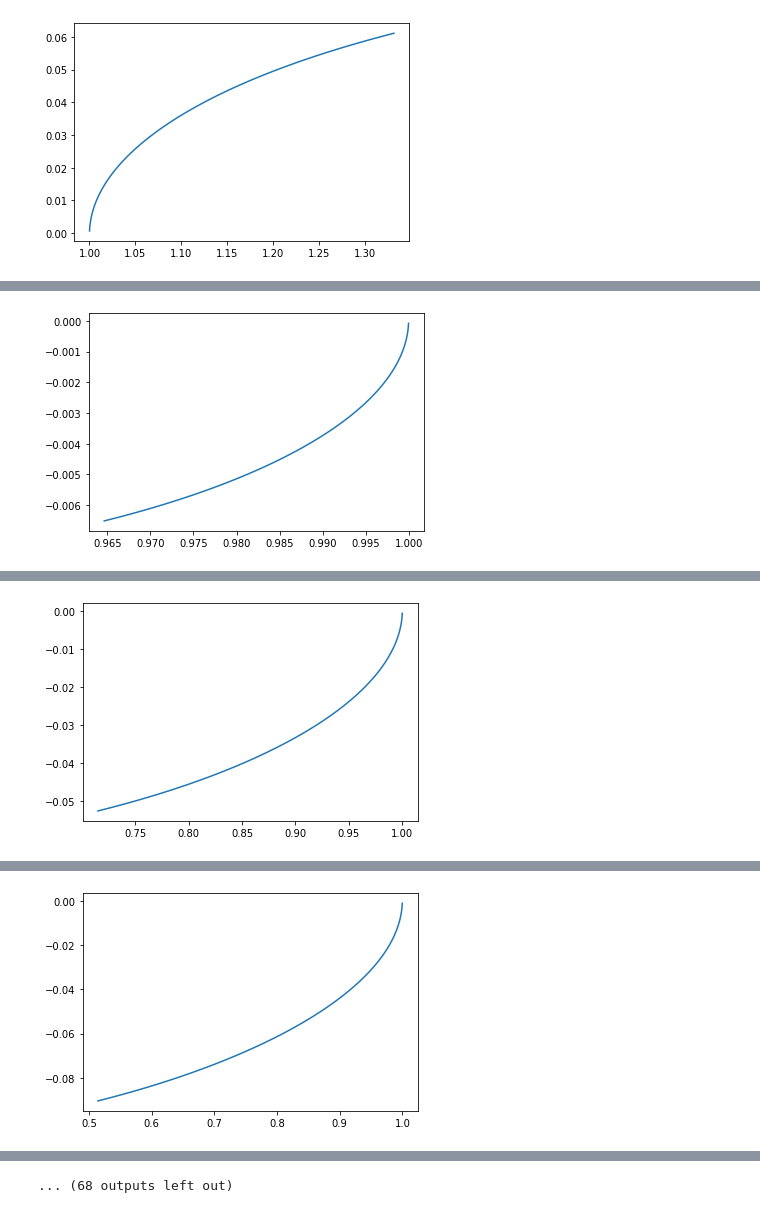
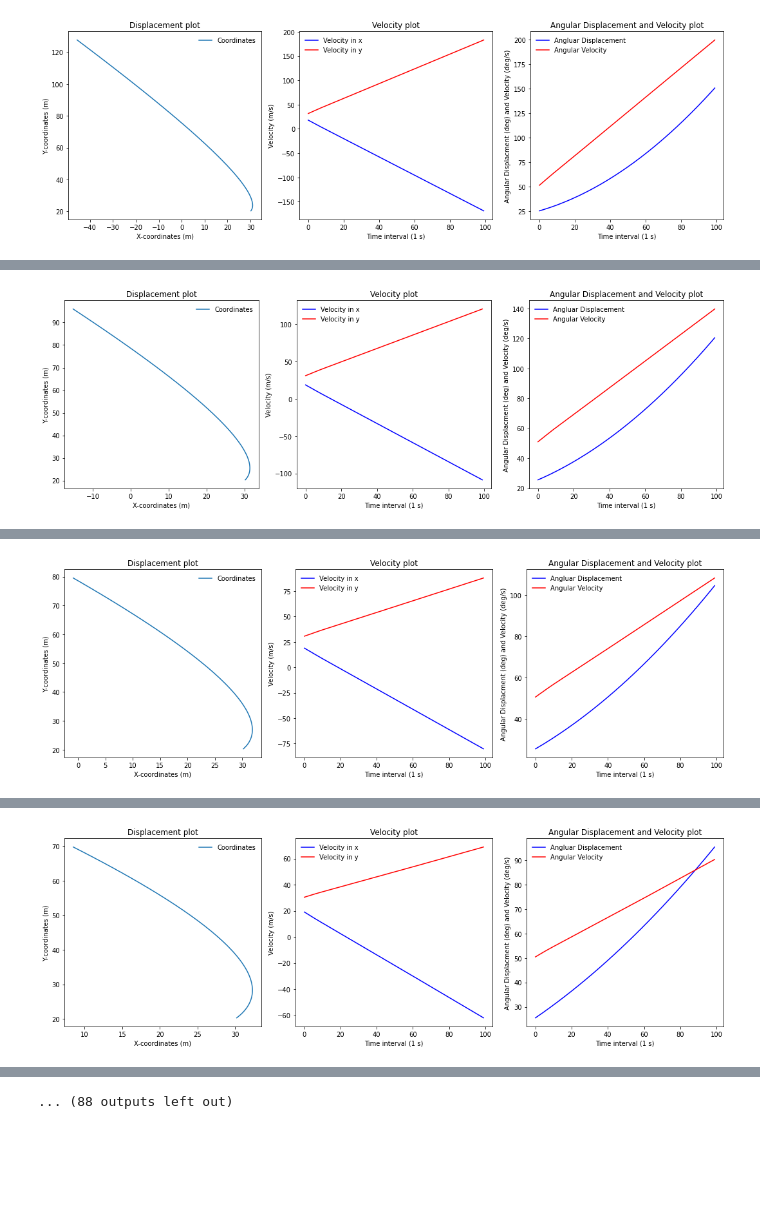
Before and after one commit to rpatel71/Design-Optimization, a Jupyter notebook: Project_1/project_1.ipynb, the cells around one changed output, grey strips where cells are left out. Saved outputs shown, nothing was run; the diff lists cells and outputs as text; code cells hidden in the pictures; blank space fills up the shorter version.

```diff
--- a/Project_1/project_1.ipynb
+++ b/Project_1/project_1.ipynb
@@ -131,11 +139,12 @@ class Simulation(nn.Module):
 
     @staticmethod
     def initialize_state():
-        state = [1., 0.]  # TODO: need batch of initial states
+        state = [30., 20., 20., 30., 25, 50]  # TODO: need batch of initial states
         return t.tensor(state, requires_grad=False).float()
 
     def error(self, state):
-        return state[0]**2 + state[1]**2
+        err = state[0]**2 + state[1]**2 + state[2]**2 + state[3]**2 + state[4]**2 + state[5]**2
+        return err
 # %%
 # set up the optimizer
 # Note:
@@ -170,18 +179,45 @@ class Optimize:
         data = np.array([self.simulation.state_trajectory[i].detach().numpy() for i in range(self.simulation.T)])
         x = data[:, 0]
         y = data[:, 1]
-        plt.plot(x, y)
+        vx = data[:, 2]
+        vy = data[:, 3]
+        ang_disp = data[:, 4]
+        ang_vel = data[:, 5]
+        ft = range(self.simulation.T)
+
+        fig, ax = plt.subplots(1, 3, tight_layout = 1, figsize = (15, 5))
+
+        ax[0].plot(x, y, c = 'C0', label = "Coordinates")
+        ax[0].set_xlabel("X-coordinates (m)")
+        ax[0].set_ylabel("Y-coordinates (m)")
+        ax[0].legend(frameon=0)
+        ax[0].set(title='Displacement plot')
+
+        ax[1].plot(ft, vx, c = 'b', label = "Velocity in x")
+        ax[1].plot(ft, vy, c = 'r', label = "Velocity in y")
+        ax[1].set_xlabel("Time interval (1 s)")
+        ax[1].set_ylabel("Velocity (m/s)")
+        ax[1].legend(frameon=0)
+        ax[1].set(title ='Velocity plot')
+
+        ax[2].plot(ft, ang_disp, c = 'b', label = "Angluar Displacement")
+        ax[2].plot(ft, ang_vel, c = 'r', label = "Angular Velocity")
+        ax[2].set_xlabel("Time interval (1 s)")
+        ax[2].set_ylabel("Angular Displacment (deg) and Velocity (deg/s)")
+        ax[2].legend(frameon=0)
+        ax[2].set(title='Angular Displacement and Velocity plot')
+
         plt.show()
 # %%
 # Now it's time to run the code!
 
-T = 100  # number of time steps
-dim_input = 2  # state space dimensions
-dim_hidden = 6  # latent dimensions
-dim_output = 1  # action space dimensions
+T = 100 # number of time steps
+dim_input = 6  # state space dimensions
+dim_hidden = 12  # latent dimensions
+dim_output = 3 # action space dimensions
 d = Dynamics()  # define dynamics
 c = Controller(dim_input, dim_hidden, dim_output)  # define controller
 s = Simulation(c, d, T)  # define simulation
 o = Optimize(s)  # define optimizer
-o.train(40)  # solve the optimization problem
+o.train(50)  # solve the optimization problem
 # %% [output]
@@ -189 +225 @@ o.train(40)  # solve the optimization problem
-[figure, old version]
+[figure, new version]
@@ -191 +227 @@ o.train(40)  # solve the optimization problem
-[figure, old version]
+[figure, new version]
@@ -193 +229 @@ o.train(40)  # solve the optimization problem
-[figure, old version]
+[figure, new version]
@@ -195 +231 @@ o.train(40)  # solve the optimization problem
-[figure, old version]
+[figure, new version]
@@ -200 +236 @@ o.train(40)  # solve the optimization problem
-... (68 outputs left out)
+... (88 outputs left out)
```
Also changed, not shown: parts of 3 cells of this notebook.
